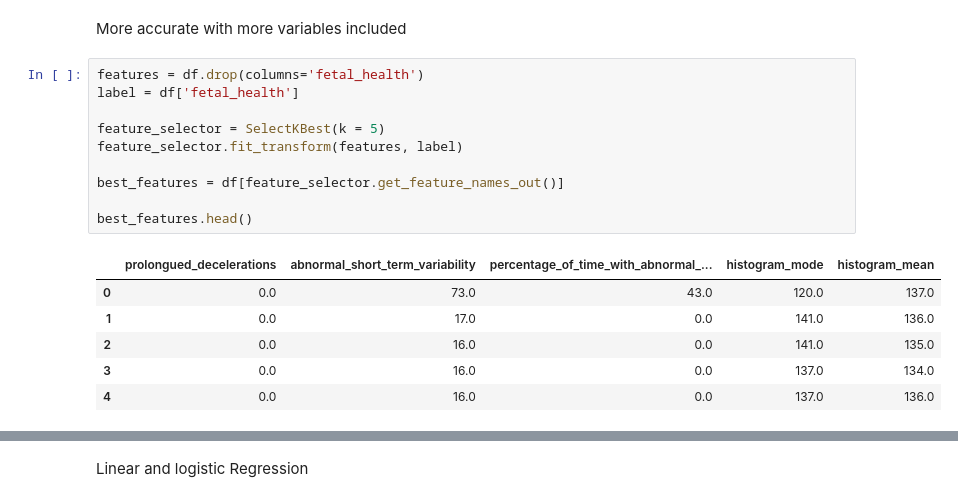
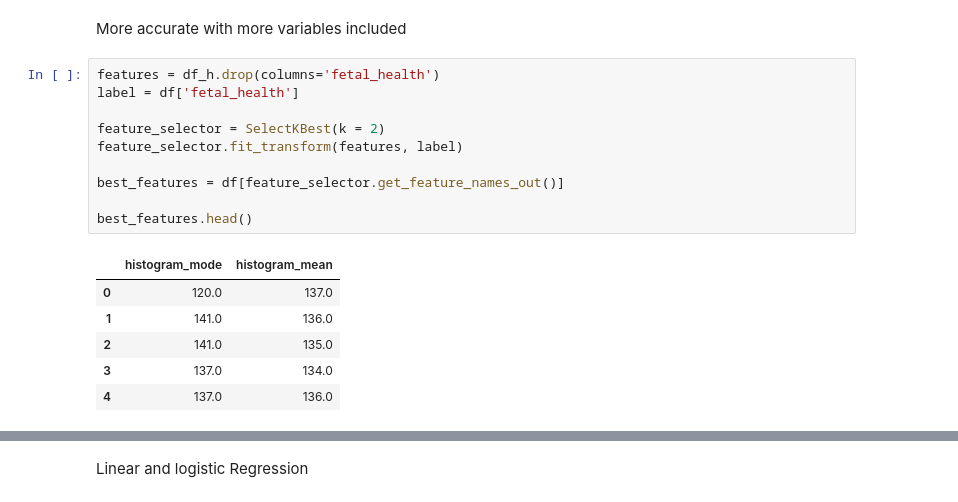
Before and after one commit to ellaodinec/EllaOdinec, a Jupyter notebook: Ella_Odinec_Data_Science_Research_Final_Code.ipynb, the cells around one changed output, grey strips where cells are left out. Saved outputs shown, nothing was run; the diff lists cells and outputs as text.

```diff
--- a/Ella_Odinec_Data_Science_Research_Final_Code.ipynb
+++ b/Ella_Odinec_Data_Science_Research_Final_Code.ipynb
@@ -669,22 +903,22 @@ Accuracy Score:  0.8943661971830986
 # %% [markdown]
 More accurate with more variables included
 # %%
-features = df.drop(columns='fetal_health')
+features = df_h.drop(columns='fetal_health')
 label = df['fetal_health']
 
-feature_selector = SelectKBest(k = 5)
+feature_selector = SelectKBest(k = 2)
 feature_selector.fit_transform(features, label)
 
 best_features = df[feature_selector.get_feature_names_out()]
 
 best_features.head()
 # %% [output]
-|  | prolongued_decelerations | abnormal_short_term_variability | percentage_of_time_with_abnormal_... | histogram_mode | histogram_mean |
-| 0 | 0.0 | 73.0 | 43.0 | 120.0 | 137.0 |
-| 1 | 0.0 | 17.0 | 0.0 | 141.0 | 136.0 |
-| 2 | 0.0 | 16.0 | 0.0 | 141.0 | 135.0 |
-| 3 | 0.0 | 16.0 | 0.0 | 137.0 | 134.0 |
-| 4 | 0.0 | 16.0 | 0.0 | 137.0 | 136.0 |
+|  | histogram_mode | histogram_mean |
+| 0 | 120.0 | 137.0 |
+| 1 | 141.0 | 136.0 |
+| 2 | 141.0 | 135.0 |
+| 3 | 137.0 | 134.0 |
+| 4 | 137.0 | 136.0 |
 # %%
 corr_matrix_big  = df[['fetal_health', 'histogram_width', 'histogram_min', 'histogram_max', 'histogram_number_of_peaks', 'histogram_number_of_zeroes', 'histogram_mode', 'histogram_mean', 'histogram_median', 'histogram_variance', 'histogram_tendency', 'percentage_of_time_with_abnormal_long_term_variability', 'abnormal_short_term_variability', 'accelerations', 'light_decelerations', 'severe_decelerations', 'prolongued_decelerations', 'baseline value']].corr()
 print(corr_matrix_big)
```
Also changed, not shown: parts of 73 cells of this notebook.
